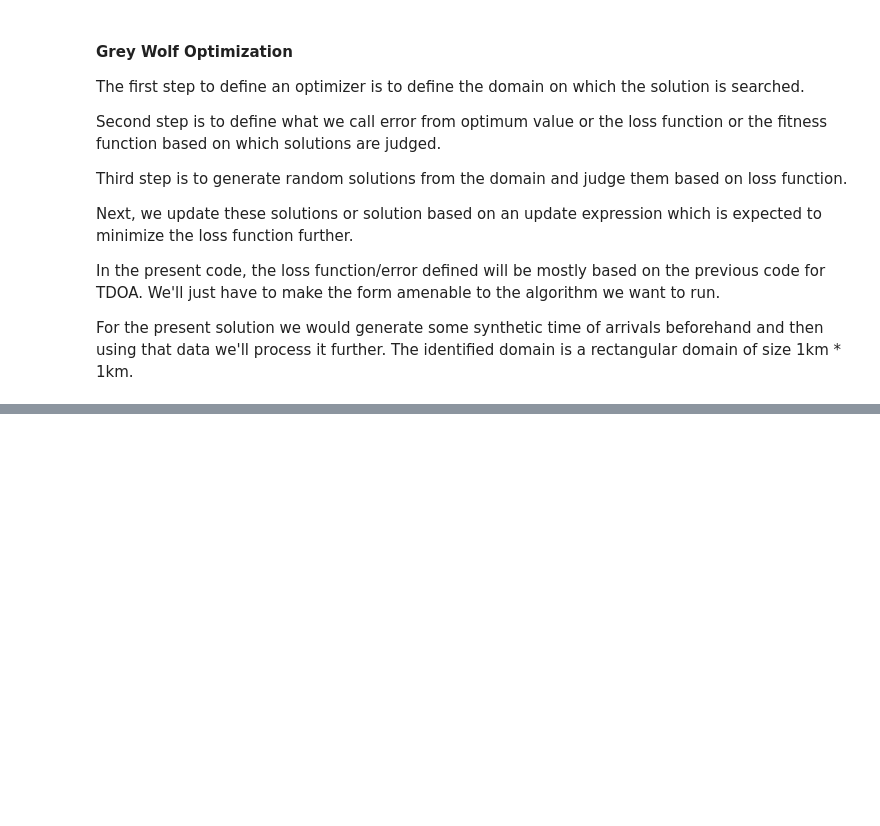
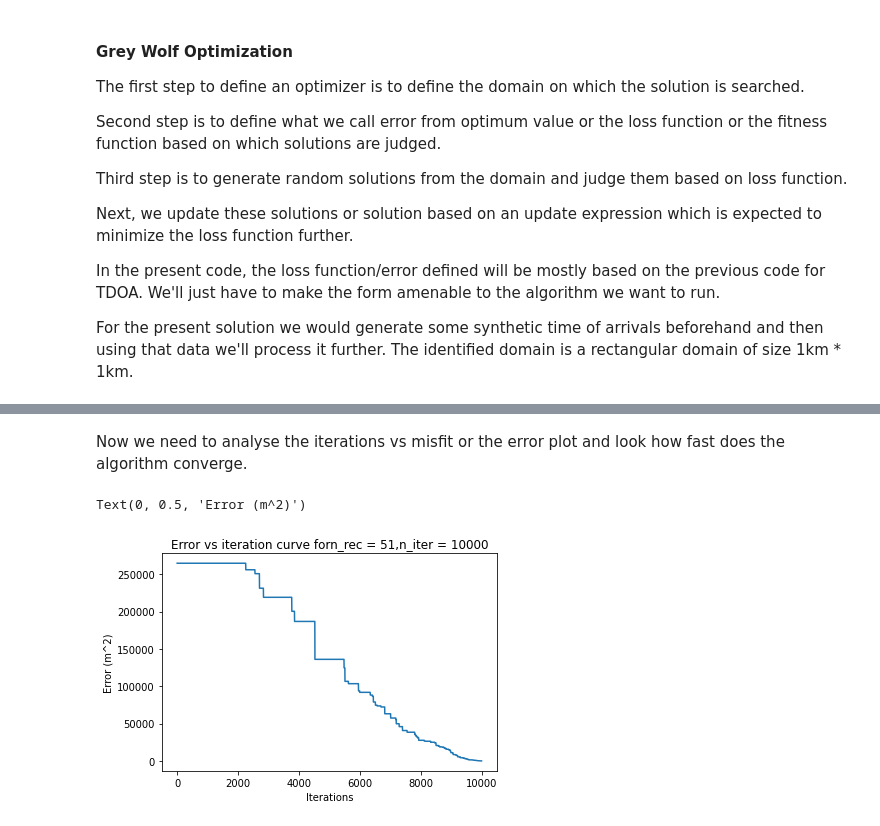
Before and after one commit to Student-Satellite-IITB/GLEE, a Jupyter notebook: Optimization/Grey_wolf_optimization.ipynb, the cells around one changed output, grey strips where cells are left out. Cells and saved outputs as stored; diff of their text form; code cells hidden in the pictures; blank space fills up the shorter version.

```diff
--- a/Optimization/Grey_wolf_optimization.ipynb
+++ b/Optimization/Grey_wolf_optimization.ipynb
@@ -175,0 +167,10 @@ plt.ylim(-500,500)
+# %% [markdown]
+Now we need to analyse the iterations vs misfit or the error plot and look how fast does the algorithm converge.
+# %%
+plt.plot(np.arange(start= 0,stop = n_iter,step =1), error_iter)
+plt.title('Error vs iteration curve for'+'n_rec = '+str(n_rec)+',n_iter = '+ str(n_iter))
+plt.xlabel('Iterations')
+plt.ylabel('Error (m^2)')
+# %% [output]
+Text(0, 0.5, 'Error (m^2)')
+[figure, added]
```
Also changed, not shown: parts of 20 cells of this notebook.
